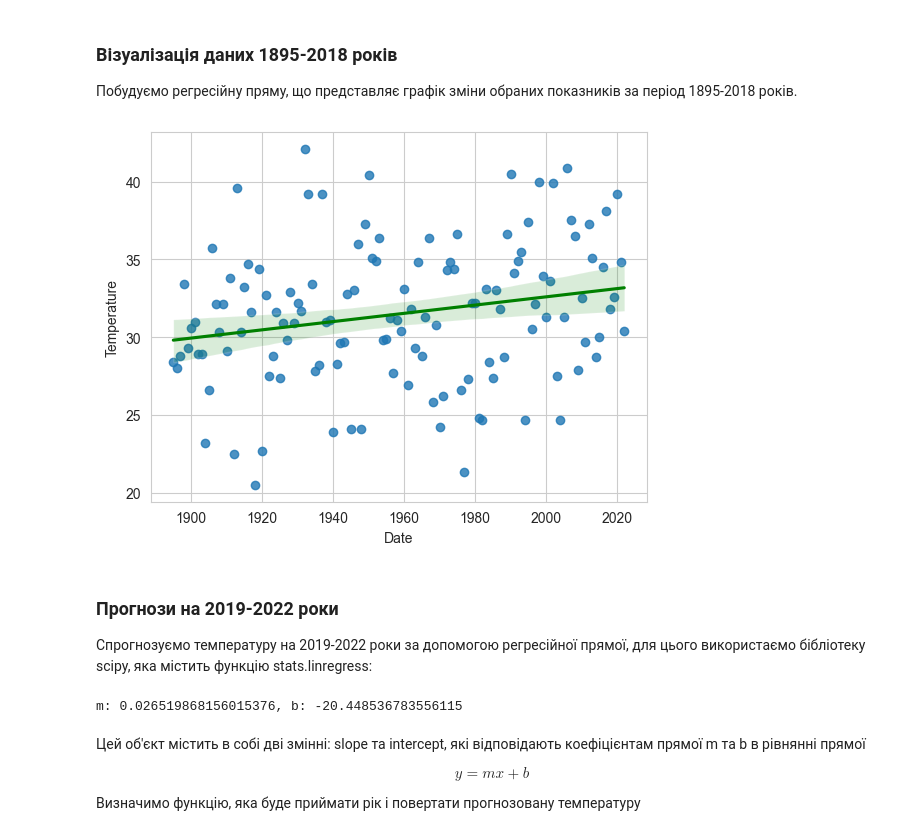
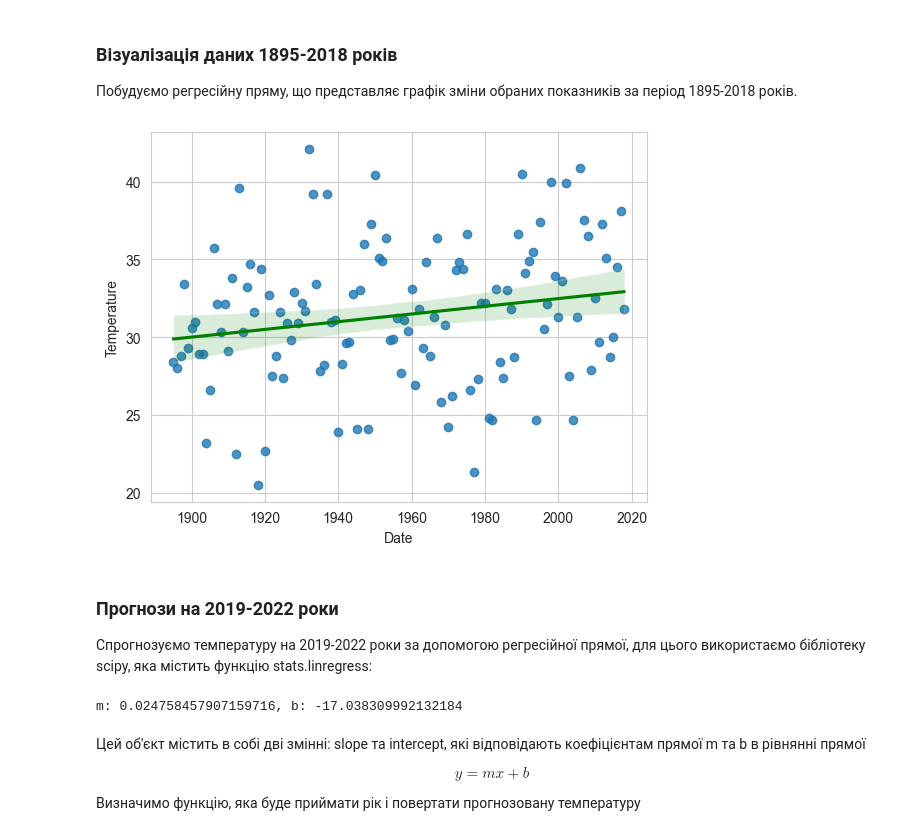
Before and after one commit to HoolyDuck/ml-labs, a Jupyter notebook: (24.02.2023) LAB-2/main.ipynb, the cells around one changed output. Cells and saved outputs as stored; diff of their text form; code cells hidden in the pictures.

```diff
--- a/(24.02.2023) LAB-2/main.ipynb
+++ b/(24.02.2023) LAB-2/main.ipynb
@@ -46,13 +46,13 @@ temperatures.head()
 # %%
 import seaborn as sns
 
 sns.set_style("whitegrid")
 
-plot = sns.regplot(x="Date", y="Temperature", data=temperatures[temperatures["Temperature"] <= 2018], line_kws={"color": "green"})
+plot = sns.regplot(x="Date", y="Temperature", data=temperatures[temperatures["Date"] <= 2018], line_kws={"color": "green"})
 
 plot.figure.canvas.draw()
 # %% [output]
-[figure, old version]
+[figure, new version]
 # %% [markdown]
 ### Прогнози на 2019-2022 роки
 
@@ -60,13 +60,13 @@ plot.figure.canvas.draw()
 # %%
 from scipy import stats
 
-temperatures_2018 = temperatures[temperatures['Temperature'] <= 2018]
+temperatures_2018 = temperatures[temperatures['Date'] <= 2018]
 
 linear_regression = stats.linregress(temperatures_2018.Date, temperatures_2018.Temperature)
 
 print(f'm: {linear_regression.slope}, b: {linear_regression.intercept}')
 # %% [output]
-m: 0.026519868156015376, b: -20.448536783556115
+m: 0.024758457907159716, b: -17.038309992132184
 # %% [markdown]
 Цей об'єкт містить в собі дві змінні: slope та intercept, які відповідають коефіцієнтам прямої m та b в рівнянні прямої
 
```
Also changed, not shown: parts of 3 cells of this notebook.
